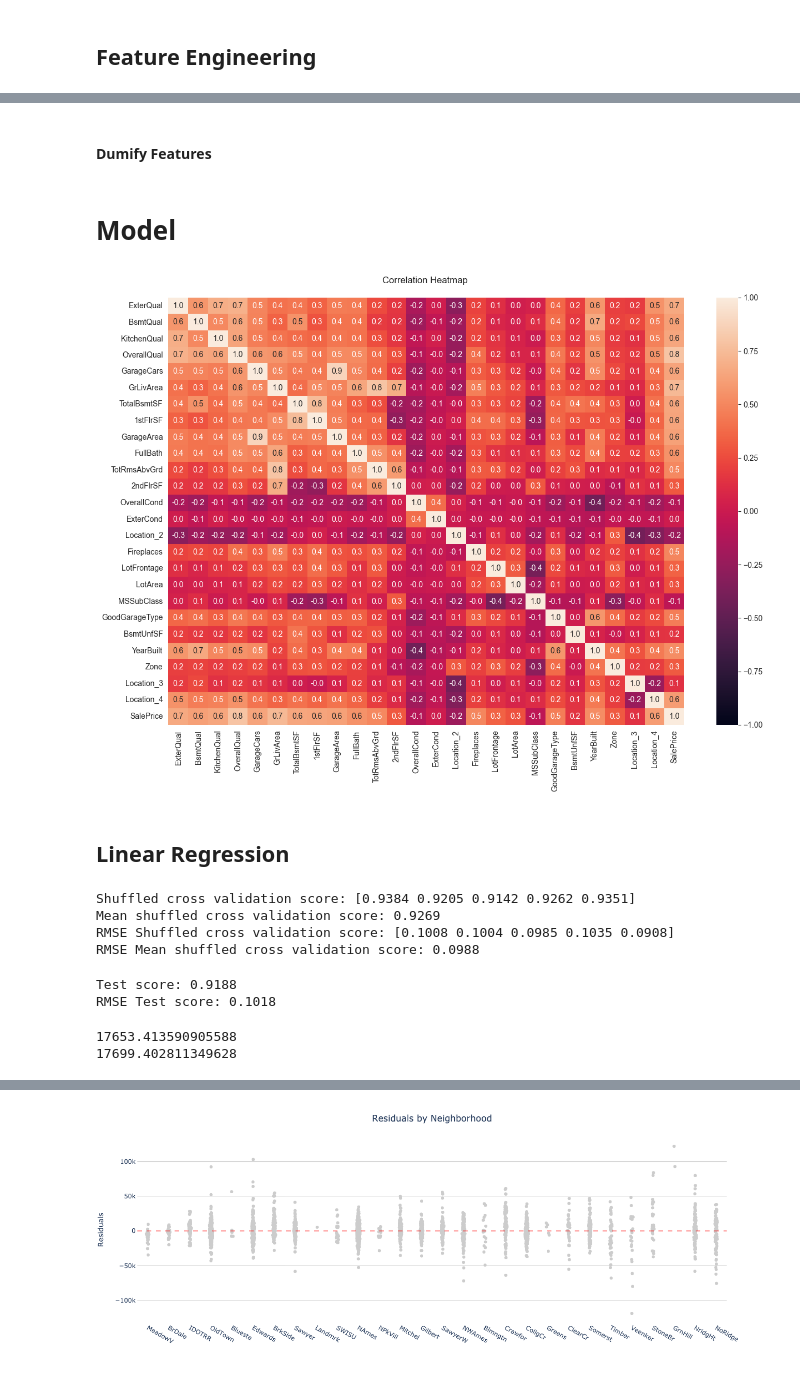
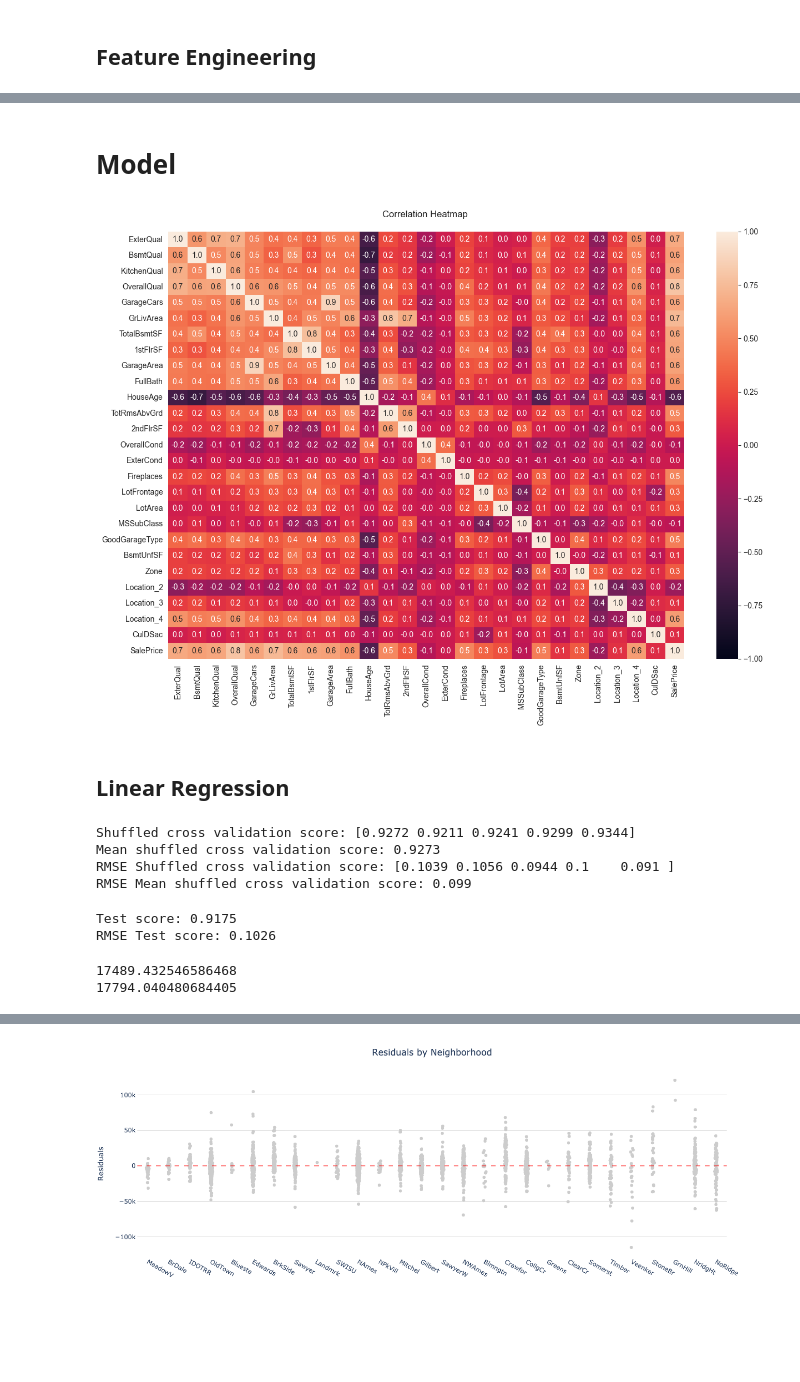
Before and after one commit to franciscapalacios/housing_project, a Jupyter notebook: Preprocessing.ipynb, the cells around one changed output, grey strips where cells are left out. Saved outputs shown, nothing was run; the diff lists cells and outputs as text; code cells hidden in the pictures; blank space fills up the shorter version.

```diff
--- a/Preprocessing.ipynb
+++ b/Preprocessing.ipynb
@@ -32,6 +32,6 @@ print('df shape:', df.shape)
 df['PriceSF'] = df.SalePrice / df.GrLivArea
 
 df = df[df.SaleCondition == 'Normal']
-df = df[~df.MSZoning.isin(['C (all)', 'I (all)', 'A (all)'])] # not residential
+df = df[~df.MSZoning.isin(['C (all)', 'I (all)', 'A (all)', 'A (agr)'])] # not residential
 # %% [output]
 df shape: (2580, 80)
@@ -236,58 +287,31 @@ df_2010 = encode_ordinal(df_2010)
 # %%
-# Create a Location features
-df['Location'] = df.Neighborhood.map(add_location)
-df_2010['Location'] = df_2010.Neighborhood.map(add_location)
+# Dummies Location and BldgType features
+df = dummify_features(df)
+df_2010 = dummify_features(df_2010)
-# %% [markdown]
-#### Dumify Features
-# %%
-# Dummies Location
-df = pd.get_dummies(df
-               ,columns = ['Location']
-               ,drop_first = True
-               )
-
-df_2010 = pd.get_dummies(df_2010
-               ,columns = ['Location']
-               ,drop_first = True
-               )
-
-
-# Dummies Dwell Type
-df = pd.get_dummies(df
-               ,columns = ['BldgType']
-               ,drop_first = True
-               )
-
-df_2010 = pd.get_dummies(df_2010
-               ,columns = ['BldgType']
-               ,drop_first = True
-               )
 # %% [markdown]
 # Model
 # %%
 feature_selection = ['ExterQual', 'BsmtQual', 'KitchenQual', 'OverallQual', 'GarageCars',
-                        'GrLivArea', 'TotalBsmtSF', '1stFlrSF', 'GarageArea', 'FullBath',
-                        #'HouseAge',
-                        'TotRmsAbvGrd', '2ndFlrSF', 'OverallCond', 'ExterCond', 'Location_2',
-                        'Fireplaces', 'LotFrontage', 'LotArea', 'MSSubClass', 'GoodGarageType',
-                        'BsmtUnfSF', 'YearBuilt', 'Zone', 'Location_3', 'Location_4']
+                    'GrLivArea', 'TotalBsmtSF', '1stFlrSF', 'GarageArea', 'FullBath',
+                    'HouseAge', 'TotRmsAbvGrd', '2ndFlrSF', 'OverallCond', 'ExterCond',
+                    'Fireplaces', 'LotFrontage', 'LotArea', 'MSSubClass', 'GoodGarageType',
+                    'BsmtUnfSF', 'Zone', 'Location_2', 'Location_3', 'Location_4', 'CulDSac']
 # %%
 plt.figure(figsize=(15, 10))
 
 corr_mat = df[feature_selection + ['SalePrice']].corr()
-high_corr_mat = corr_mat[abs(corr_mat) >= 0]
 #cmap = sns.diverging_palette(250, 10, as_cmap=True)
 
-sns.heatmap(high_corr_mat,
+sns.heatmap(corr_mat,
             annot=True,
             fmt='.1f',
             vmin=-1,
             vmax=1,
             #cmap=cmap
             )
 title = plt.title('Correlation Heatmap \n')
 # %% [output]
-[figure, old version]
+[figure, new version]
 # %%
 df = df.reset_index(drop=True)
 df_2010 = df_2010.reset_index(drop=True)
@@ -320,10 +344,10 @@ print('Mean shuffled cross validation score:', np.round(cv_scores_shuffled.mean(
 print('RMSE Shuffled cross validation score:', np.round(cv_results_RMSE, 4))
 print('RMSE Mean shuffled cross validation score:', np.round(cv_results_RMSE.mean(), 4))
 # %% [output]
-Shuffled cross validation score: [0.9384 0.9205 0.9142 0.9262 0.9351]
-Mean shuffled cross validation score: 0.9269
-RMSE Shuffled cross validation score: [0.1008 0.1004 0.0985 0.1035 0.0908]
-RMSE Mean shuffled cross validation score: 0.0988
+Shuffled cross validation score: [0.9272 0.9211 0.9241 0.9299 0.9344]
+Mean shuffled cross validation score: 0.9273
+RMSE Shuffled cross validation score: [0.1039 0.1056 0.0944 0.1    0.091 ]
+RMSE Mean shuffled cross validation score: 0.099
 # %%
 test_score = ols.score(X_test_scaled, y_test)
 
@@ -332,8 +356,8 @@ print('Test score:', np.round(test_score, 4))
 rms = mean_squared_error(y_test, ols.predict(X_test_scaled), squared=False)
 print('RMSE Test score:', np.round(rms, 4))
 # %% [output]
-Test score: 0.9188
-RMSE Test score: 0.1018
+Test score: 0.9175
+RMSE Test score: 0.1026
 # %%
 yhat_train = ols.predict(X_train_scaled)
 yhat_test = ols.predict(X_test_scaled)
@@ -344,8 +368,8 @@ test_mse_non_log = mean_squared_error(np.exp(y_test), np.exp(yhat_test), squared
 print(train_mse_non_log)
 print(test_mse_non_log)
 # %% [output]
-17653.413590905588
-17699.402811349628
+17489.432546586468
+17794.040480684405
 # %%
 yhat = ols.predict(X_train_scaled)
 residuals = y_train - yhat
```
Also changed, not shown: parts of 27 cells of this notebook, 1 other file.
